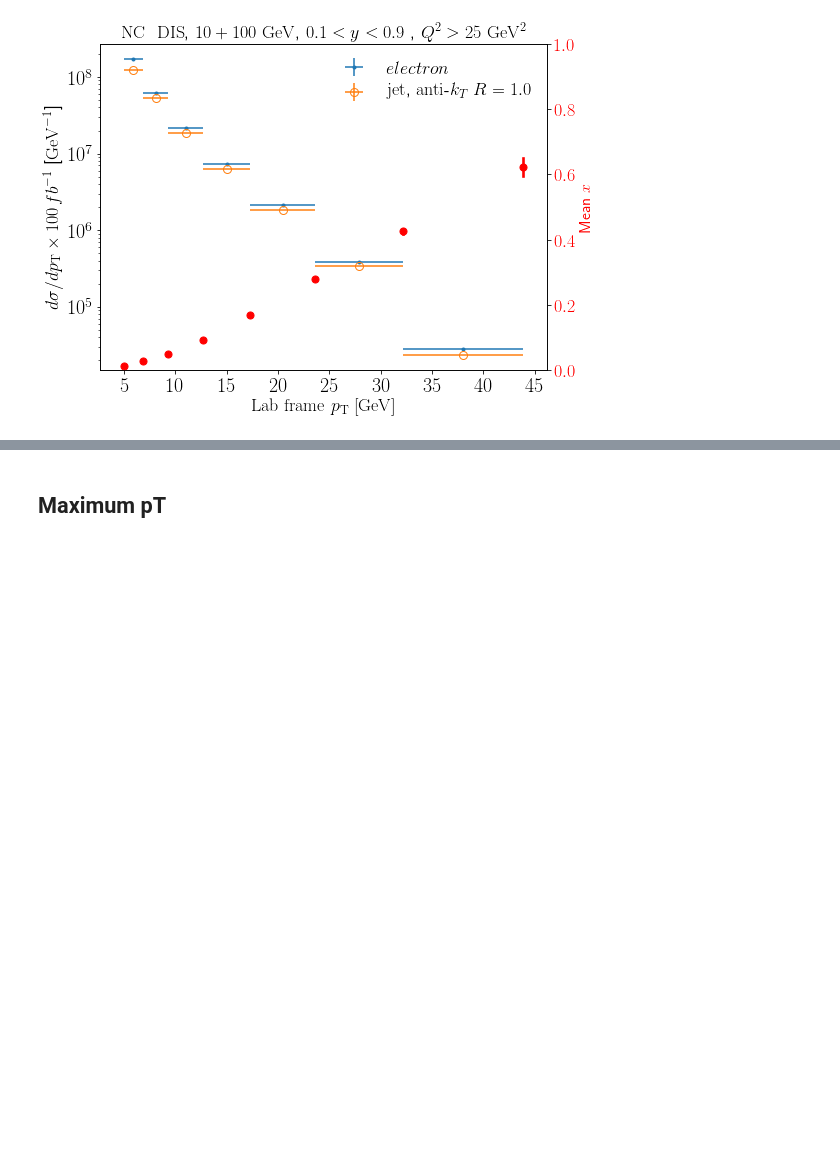
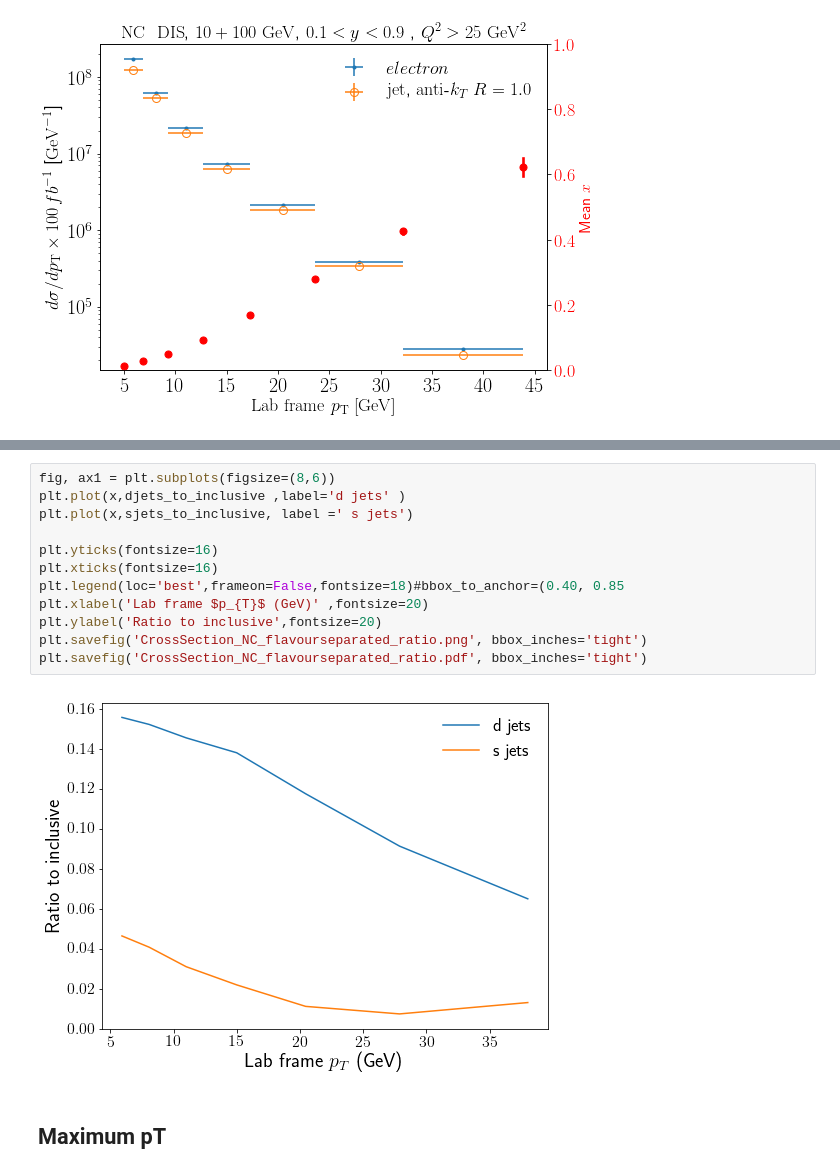
Before and after one commit to miguelignacio/eicsim, a Jupyter notebook: NC_CrossSection.ipynb, the cells around one changed output, grey strips where cells are left out. Cells and saved outputs as stored; diff of their text form; blank space fills up the shorter version.

Commit message:
adding flavour-separated distributions

```diff
--- a/NC_CrossSection.ipynb
+++ b/NC_CrossSection.ipynb
@@ -299,3 +423,17 @@ Cross section [1.22018500e+08 5.27437842e+07 1.87588436e+07 6.38511455e+06
+# %%
+fig, ax1 = plt.subplots(figsize=(8,6))
+plt.plot(x,djets_to_inclusive ,label='d jets' )
+plt.plot(x,sjets_to_inclusive, label =' s jets')
+
+plt.yticks(fontsize=16)
+plt.xticks(fontsize=16)
+plt.legend(loc='best',frameon=False,fontsize=18)#bbox_to_anchor=(0.40, 0.85
+plt.xlabel('Lab frame $p_{T}$ (GeV)' ,fontsize=20)
+plt.ylabel('Ratio to inclusive',fontsize=20)
+plt.savefig('CrossSection_NC_flavourseparated_ratio.png', bbox_inches='tight')
+plt.savefig('CrossSection_NC_flavourseparated_ratio.pdf', bbox_inches='tight')
+# %% [output]
+[figure, added]
 # %% [markdown]
 ## Maximum pT
 # %%
```
Also changed, not shown: parts of 10 cells of this notebook, 1 other file.
